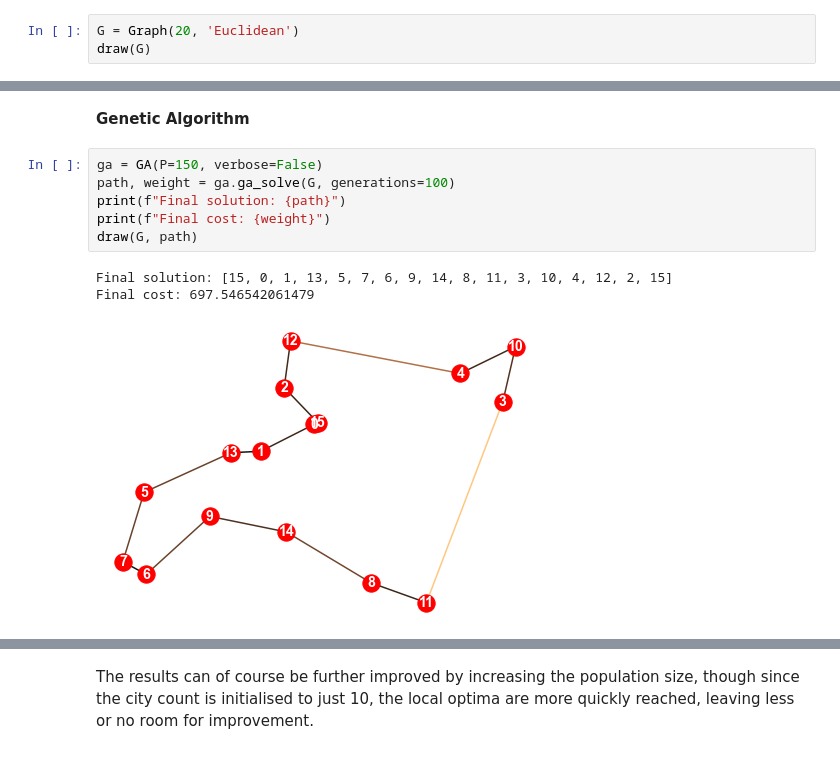
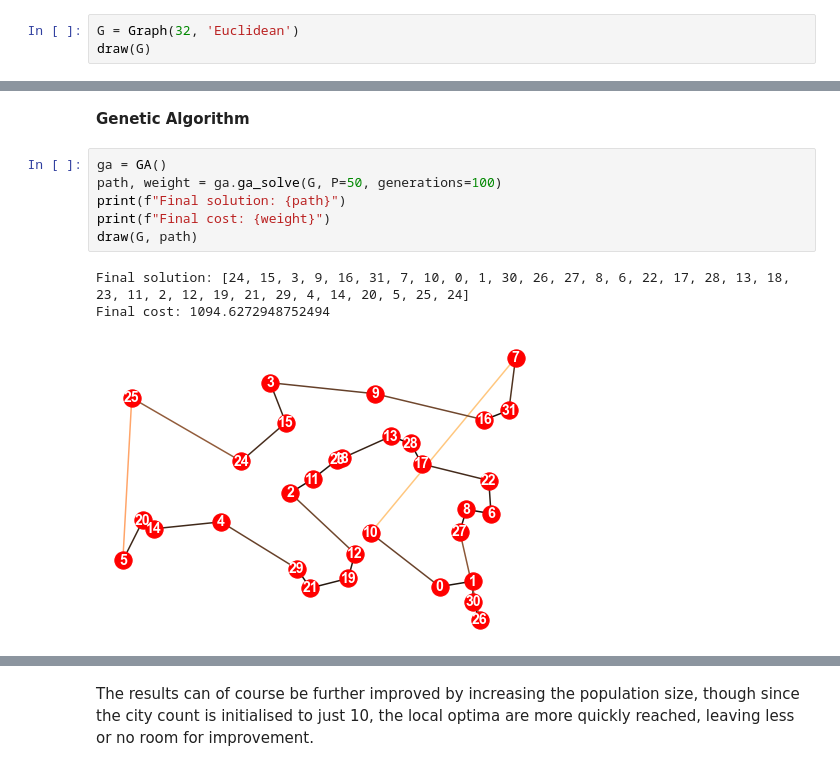
Before and after one commit to danielj0nes/metaheuristics, a Jupyter notebook: Template.ipynb, the cells around one changed output, grey strips where cells are left out. Cells and saved outputs as stored; diff of their text form.

```diff
--- a/Template.ipynb
+++ b/Template.ipynb
@@ -813,6 +823,6 @@ draw(G, best_path)
 #### Experiment 1: **A single Euclidean graph**
 Given a single Euclidean graph, draw the solution found by Greedy Nearest Neighbour algorithm and the solution found by the Genetic Algorithm and compare their costs.
 # %%
-G = Graph(20, 'Euclidean')
+G = Graph(32, 'Euclidean')
 draw(G)
 # %% [output]
@@ -831,13 +841,13 @@ Final cost: 776.6056322025116
 # %% [markdown]
 **Genetic Algorithm**
 # %%
-ga = GA(P=150, verbose=False)
-path, weight = ga.ga_solve(G, generations=100)
+ga = GA()
+path, weight = ga.ga_solve(G, P=50, generations=100)
 print(f"Final solution: {path}")
 print(f"Final cost: {weight}")
 draw(G, path)
 # %% [output]
-Final solution: [15, 0, 1, 13, 5, 7, 6, 9, 14, 8, 11, 3, 10, 4, 12, 2, 15]
-Final cost: 697.546542061479
+Final solution: [24, 15, 3, 9, 16, 31, 7, 10, 0, 1, 30, 26, 27, 8, 6, 22, 17, 28, 13, 18, 23, 11, 2, 12, 19, 21, 29, 4, 14, 20, 5, 25, 24]
+Final cost: 1094.6272948752494
-[figure, old version]
+[figure, new version]
 # %% [markdown]
```
Also changed, not shown: parts of 32 cells of this notebook, 1 other file.
